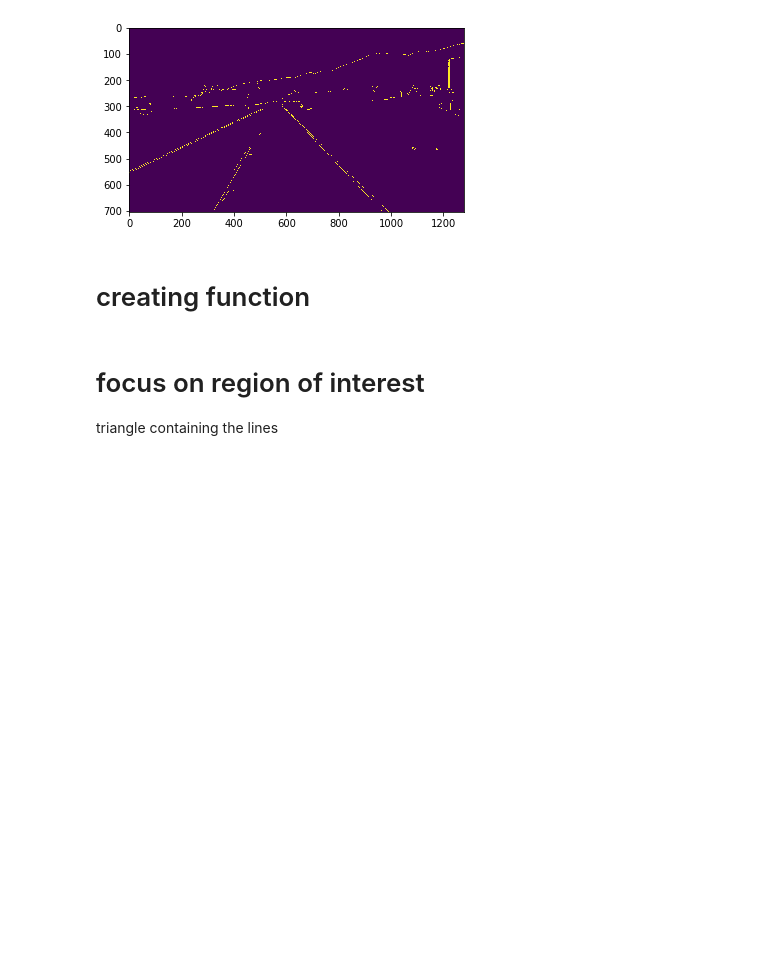
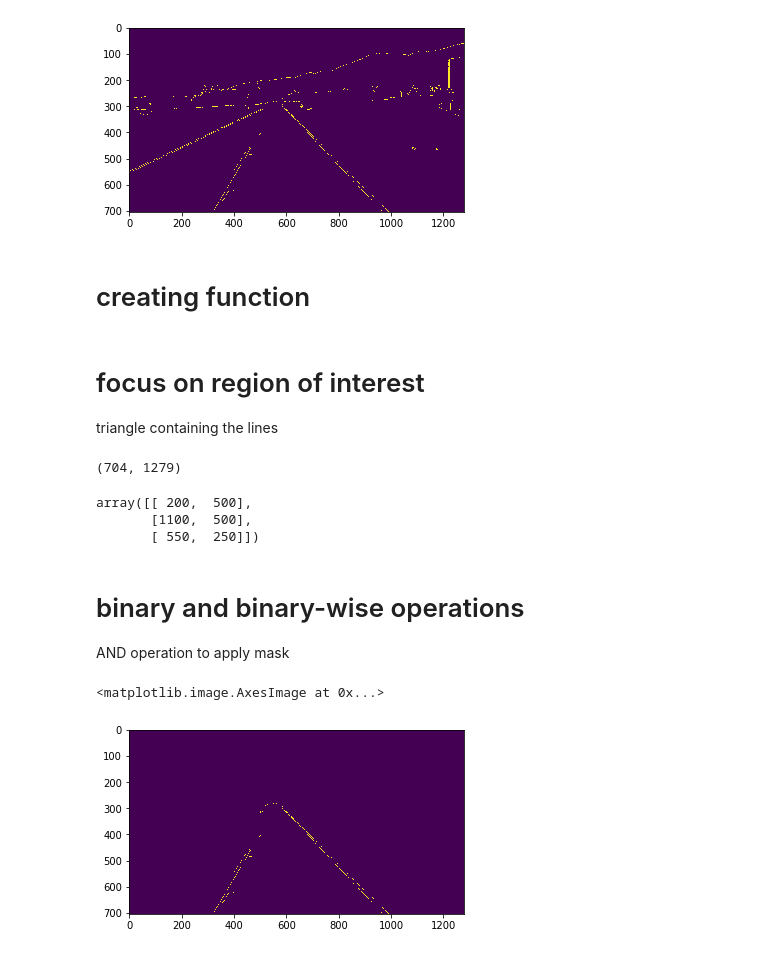
Before and after one commit to ValentinSaulas/self-driving-car-course-udemy, a Jupyter notebook: Lane Detection.ipynb, the cells around one changed output. Drawn from its saved outputs; the diff is of its cells as text; code cells hidden in the pictures; blank space fills up the shorter version.

Commit message:
finished detecting lanes in images

```diff
--- a/Notes.ipynb
+++ b/Lane Detection.ipynb
@@ -94,6 +99,6 @@ plt.imshow(blur)
 # Canny
 computes gradient and keeps largest gradients as white pixels
 # %%
-canny=cv2.Canny(blur,50,150)
+canny_image=cv2.Canny(blur,50,150)
 #last 2 item : low & high thresholds
 # investigate
@@ -118,8 +123,33 @@ plt.imshow(canny)
 def canny(image):
     gray=cv2.cvtColor(image,cv2.COLOR_RGB2GRAY)
     blur=cv2.GaussianBlur(gray,(5,5),0)
-    canny=cv2.Canny(blur,50,150)
-    return canny
+    canny_image=cv2.Canny(blur,50,150)
+    return canny_image
 # %% [markdown]
 # focus on region of interest
 triangle containing the lines
+# %%
+def region_of_interest(image):
+    height=image.shape[0]
+    polygons=np.array([
+        [(200,height),(1100,height),(550,250)]
+    ])
+    mask=np.zeros_like(image)
+    #fill back (0) image with white (255) polygon
+    cv2.fillPoly(mask,polygons,255)
+    masked_image=cv2.bitwise_and(image,mask)
+    return masked_image
+# %%
+gray.shape
+# %% [output]
+(704, 1279)
+# %%
+polygons=np.array([(200,500),(1100,500),(550,250)])
+polygons
+# %% [output]
+array([[ 200,  500],
+       [1100,  500],
+       [ 550,  250]])
+# %% [markdown]
+# binary and binary-wise operations
+AND operation to apply mask
@@ -125,0 +159,6 @@ triangle containing the lines
+# %%
+cropped_image=region_of_interest(canny)
+plt.imshow(cropped_image)
+# %% [output]
+<matplotlib.image.AxesImage at 0x...>
+[figure, added]
```
Also changed, not shown: parts of 16 cells of this notebook, 1 other file.
